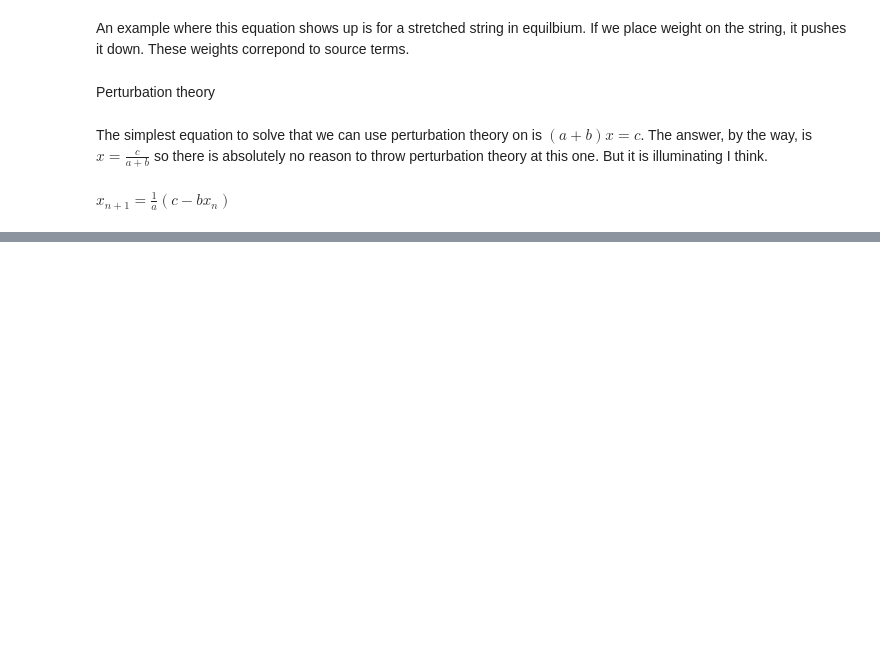
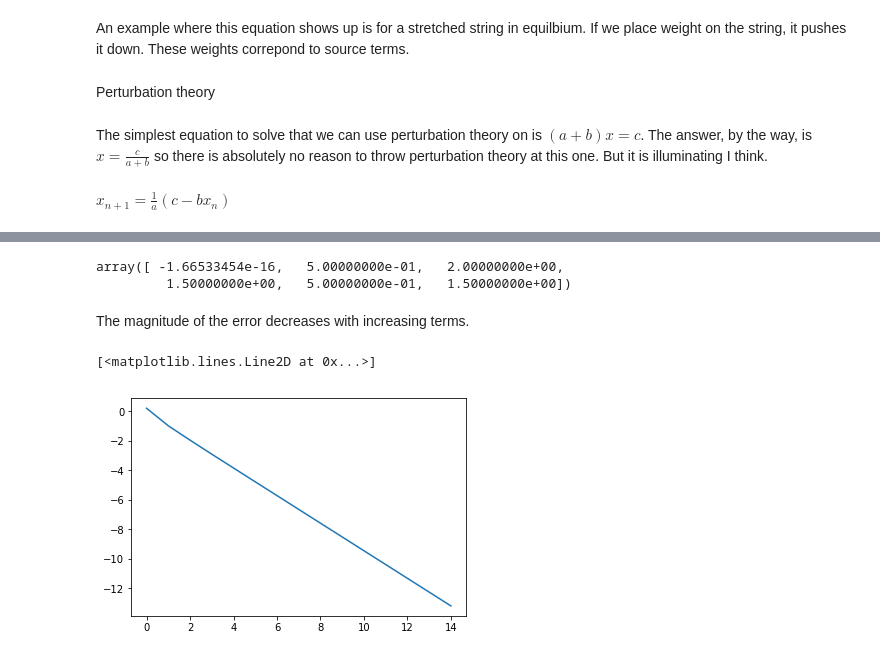
Before and after one commit to philzook58/philzook58.github.io, a Jupyter notebook: pynb/Green's Functions.ipynb, the cells around one changed output, grey strips where cells are left out. Drawn from its saved outputs; the diff is of its cells as text; code cells hidden in the pictures; blank space fills up the shorter version.

```diff
--- a/pynb/Green's Functions.ipynb
+++ b/pynb/Green's Functions.ipynb
@@ -48,0 +271,2 @@ $x = c(1- \frac{b}{a} + (\frac{b}{a})^2 - (\frac{b}{a})^3 + \dots)$
+# %%
+V = np.diag(np.random.randn(NSites)) * 0.1
@@ -48,0 +275,10 @@ $x = c(1- \frac{b}{a} + (\frac{b}{a})^2 - (\frac{b}{a})^3 + \dots)$
+# %%
+def G0(E):
+    N = H0.shape[0]
+    I = np.eye(N)
+    return np.linalg.inv(H0 - E*I)
+# %%
+def G(E):
+    N = H0.shape[0]
+    I = np.eye(N)
+    return np.linalg.inv(H0 + V - E*I)
@@ -48,0 +288,3 @@ $x = c(1- \frac{b}{a} + (\frac{b}{a})^2 - (\frac{b}{a})^3 + \dots)$
+# %%
+def GSeq(E):
+    return linear_term_mat3(G0(E),V)
@@ -48,0 +346,12 @@ $x = c(1- \frac{b}{a} + (\frac{b}{a})^2 - (\frac{b}{a})^3 + \dots)$
+# %%
+np.linalg.eigvals(H0)
+# %% [output]
+array([ -1.66533454e-16,   5.00000000e-01,   2.00000000e+00,
+         1.50000000e+00,   5.00000000e-01,   1.50000000e+00])
+# %% [markdown]
+The magnitude of the error decreases with increasing terms.
+# %%
+plt.plot(np.log10(np.linalg.norm(np.array(list(seq.islice(GSeq(-1),15))) - G(-1).reshape((-1,NSites,NSites)), axis=(1,2))))
+# %% [output]
+[<matplotlib.lines.Line2D at 0x...>]
+[figure, added]
```
Also changed, not shown: parts of 45 cells of this notebook.
